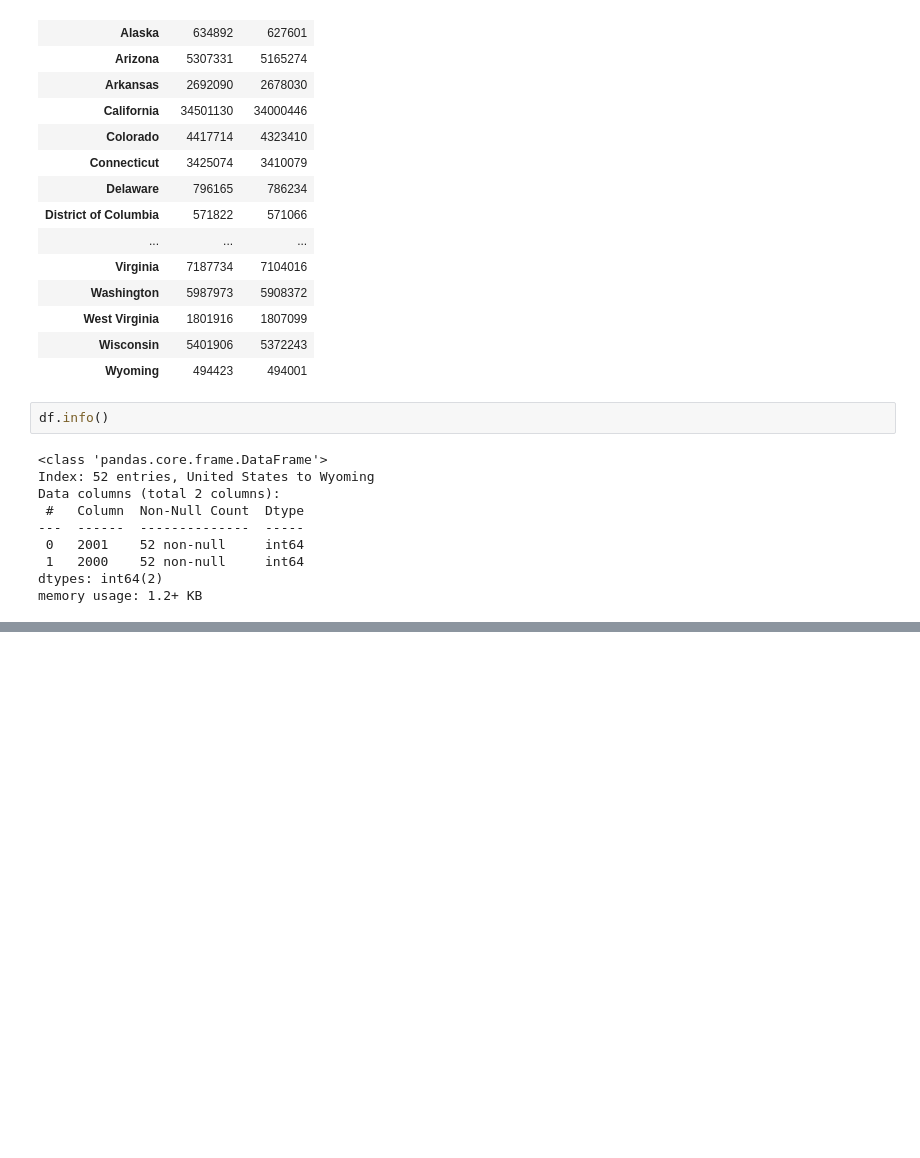
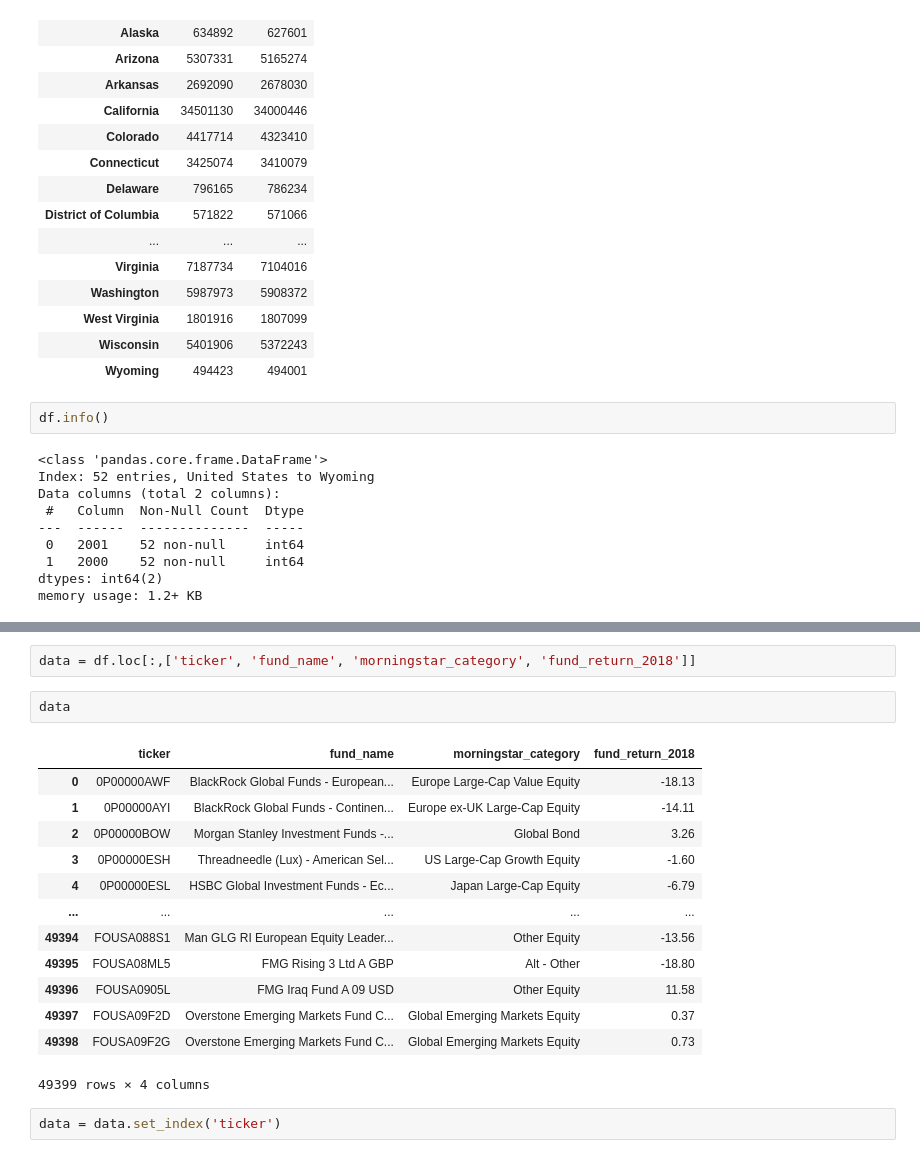
Before and after one commit to AndreasFeichtinger/Python-Jupyter-Notebooks, a Jupyter notebook: Pandas.ipynb, the cells around one changed output, grey strips where cells are left out. Drawn from its saved outputs; the diff is of its cells as text; blank space fills up the shorter version.

```diff
--- a/Pandas.ipynb
+++ b/Pandas.ipynb
@@ -1539,0 +1685,20 @@ memory usage: 1.2+ KB
+# %%
+data = df.loc[:,['ticker', 'fund_name', 'morningstar_category', 'fund_return_2018']]
+# %%
+data
+# %% [output]
+|  | ticker | fund_name | morningstar_category | fund_return_2018 |
+| 0 | 0P00000AWF | BlackRock Global Funds - European... | Europe Large-Cap Value Equity | -18.13 |
+| 1 | 0P00000AYI | BlackRock Global Funds - Continen... | Europe ex-UK Large-Cap Equity | -14.11 |
+| 2 | 0P00000BOW | Morgan Stanley Investment Funds -... | Global Bond | 3.26 |
+| 3 | 0P00000ESH | Threadneedle (Lux) - American Sel... | US Large-Cap Growth Equity | -1.60 |
+| 4 | 0P00000ESL | HSBC Global Investment Funds - Ec... | Japan Large-Cap Equity | -6.79 |
+| ... | ... | ... | ... | ... |
+| 49394 | FOUSA088S1 | Man GLG RI European Equity Leader... | Other Equity | -13.56 |
+| 49395 | FOUSA08ML5 | FMG Rising 3 Ltd A GBP | Alt - Other | -18.80 |
+| 49396 | FOUSA0905L | FMG Iraq Fund A 09 USD | Other Equity | 11.58 |
+| 49397 | FOUSA09F2D | Overstone Emerging Markets Fund C... | Global Emerging Markets Equity | 0.37 |
+| 49398 | FOUSA09F2G | Overstone Emerging Markets Fund C... | Global Emerging Markets Equity | 0.73 |
+49399 rows × 4 columns
+# %%
+data = data.set_index('ticker')
```
Also changed, not shown: parts of 31 cells of this notebook.
